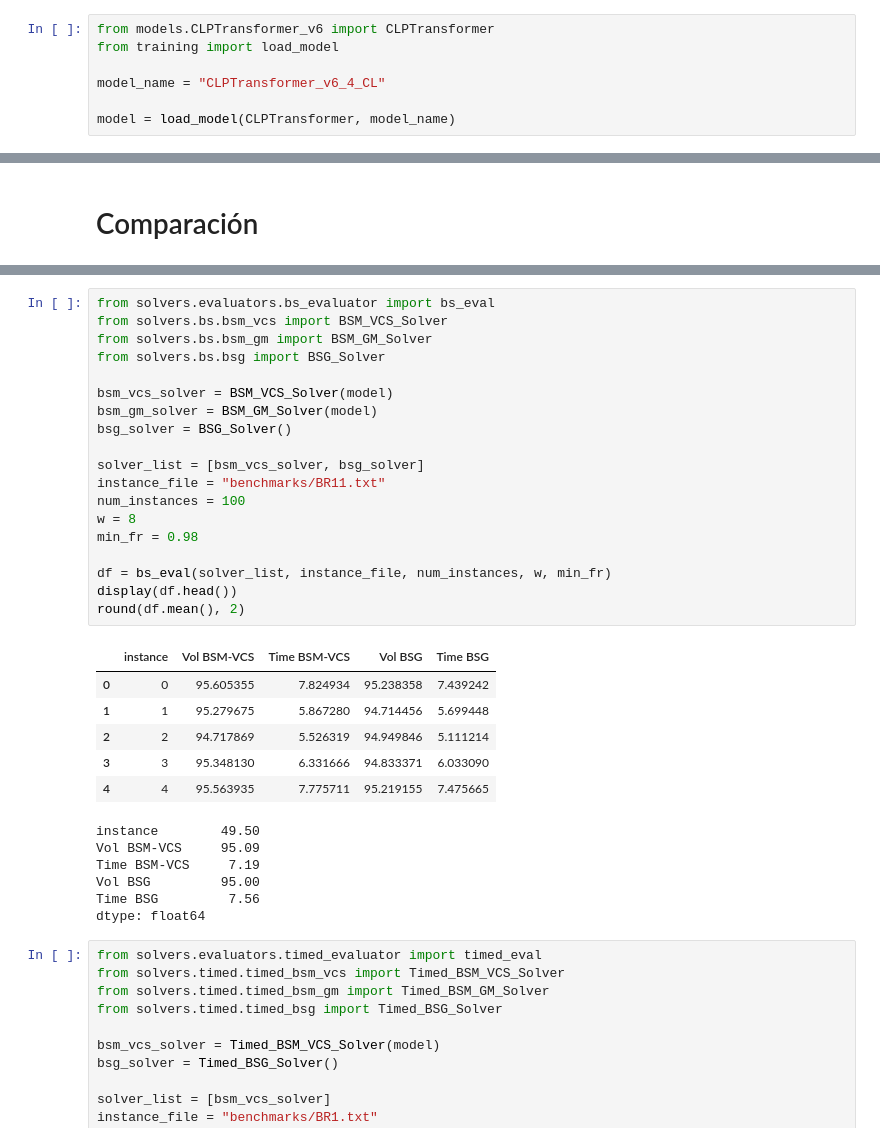
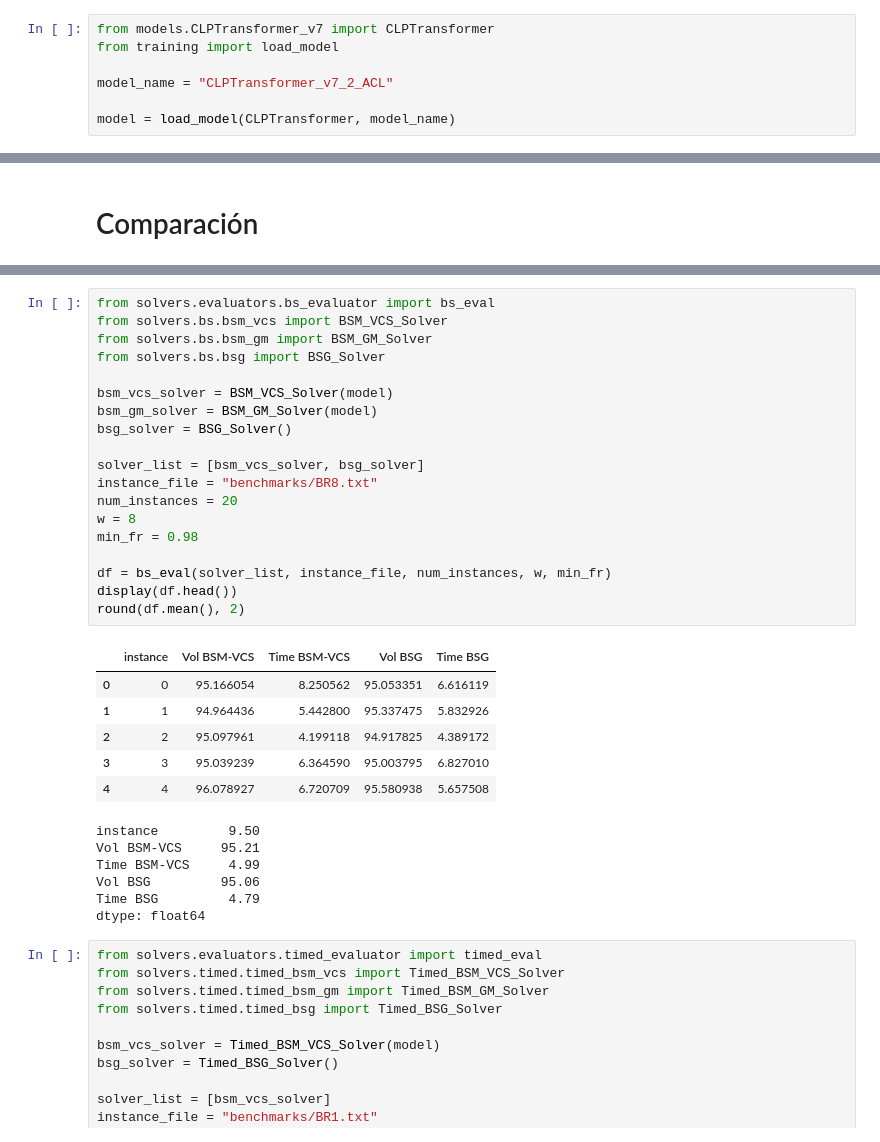
Before and after one commit to OscarRojasG/CLP-Framework, a Jupyter notebook: notebooks/solver.ipynb, the cells around one changed output, grey strips where cells are left out. Drawn from its saved outputs; the diff is of its cells as text.

```diff
--- a/notebooks/solver.ipynb
+++ b/notebooks/solver.ipynb
@@ -2,10 +2,10 @@
 %load_ext autoreload
 %autoreload 2
 # %%
-from models.CLPTransformer_v6 import CLPTransformer
+from models.CLPTransformer_v7 import CLPTransformer
 from training import load_model
 
-model_name = "CLPTransformer_v6_4_CL"
+model_name = "CLPTransformer_v7_2_ACL"
 
 model = load_model(CLPTransformer, model_name)
 # %% [markdown]
@@ -130,34 +132,34 @@ dtype: float64
 # %%
 from solvers.evaluators.bs_evaluator import bs_eval
 from solvers.bs.bsm_vcs import BSM_VCS_Solver
 from solvers.bs.bsm_gm import BSM_GM_Solver
 from solvers.bs.bsg import BSG_Solver
 
 bsm_vcs_solver = BSM_VCS_Solver(model)
 bsm_gm_solver = BSM_GM_Solver(model)
 bsg_solver = BSG_Solver()
 
 solver_list = [bsm_vcs_solver, bsg_solver]
-instance_file = "benchmarks/BR11.txt"
-num_instances = 100
+instance_file = "benchmarks/BR8.txt"
+num_instances = 20
 w = 8
 min_fr = 0.98
 
 df = bs_eval(solver_list, instance_file, num_instances, w, min_fr)
 display(df.head())
 round(df.mean(), 2)
 # %% [output]
 |  | instance | Vol BSM-VCS | Time BSM-VCS | Vol BSG | Time BSG |
-| 0 | 0 | 95.605355 | 7.824934 | 95.238358 | 7.439242 |
-| 1 | 1 | 95.279675 | 5.867280 | 94.714456 | 5.699448 |
-| 2 | 2 | 94.717869 | 5.526319 | 94.949846 | 5.111214 |
-| 3 | 3 | 95.348130 | 6.331666 | 94.833371 | 6.033090 |
-| 4 | 4 | 95.563935 | 7.775711 | 95.219155 | 7.475665 |
+| 0 | 0 | 95.166054 | 8.250562 | 95.053351 | 6.616119 |
+| 1 | 1 | 94.964436 | 5.442800 | 95.337475 | 5.832926 |
+| 2 | 2 | 95.097961 | 4.199118 | 94.917825 | 4.389172 |
+| 3 | 3 | 95.039239 | 6.364590 | 95.003795 | 6.827010 |
+| 4 | 4 | 96.078927 | 6.720709 | 95.580938 | 5.657508 |
-instance        49.50
-Vol BSM-VCS     95.09
-Time BSM-VCS     7.19
-Vol BSG         95.00
-Time BSG         7.56
+instance         9.50
+Vol BSM-VCS     95.21
+Time BSM-VCS     4.99
+Vol BSG         95.06
+Time BSG         4.79
 dtype: float64
 # %%
 from solvers.evaluators.timed_evaluator import timed_eval
```
Also changed, not shown: parts of 3 cells of this notebook, 10 other files.
